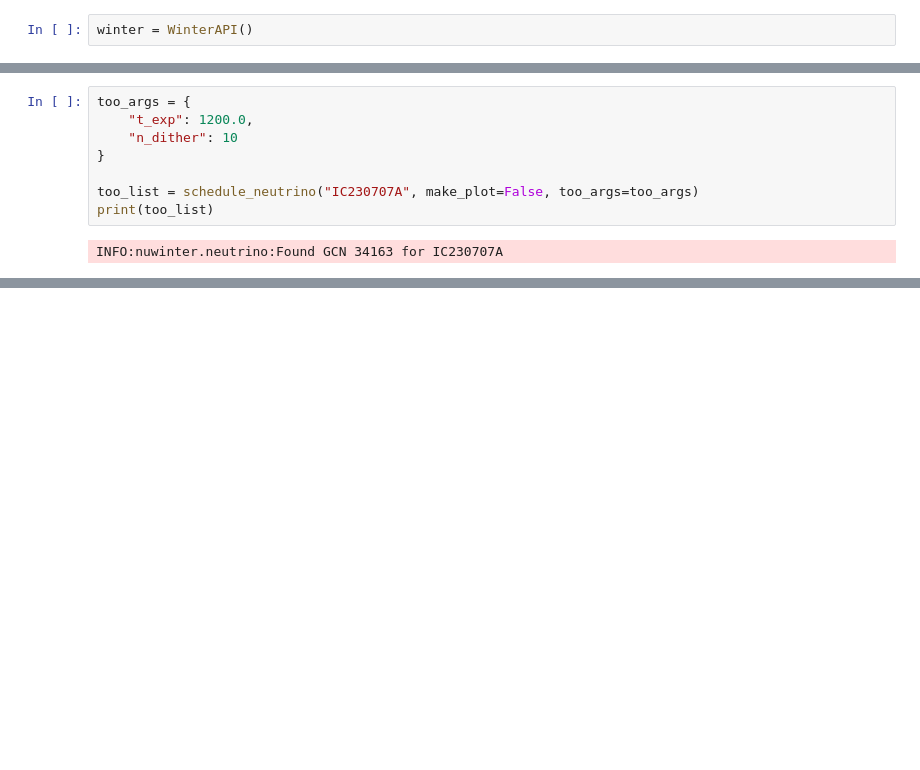
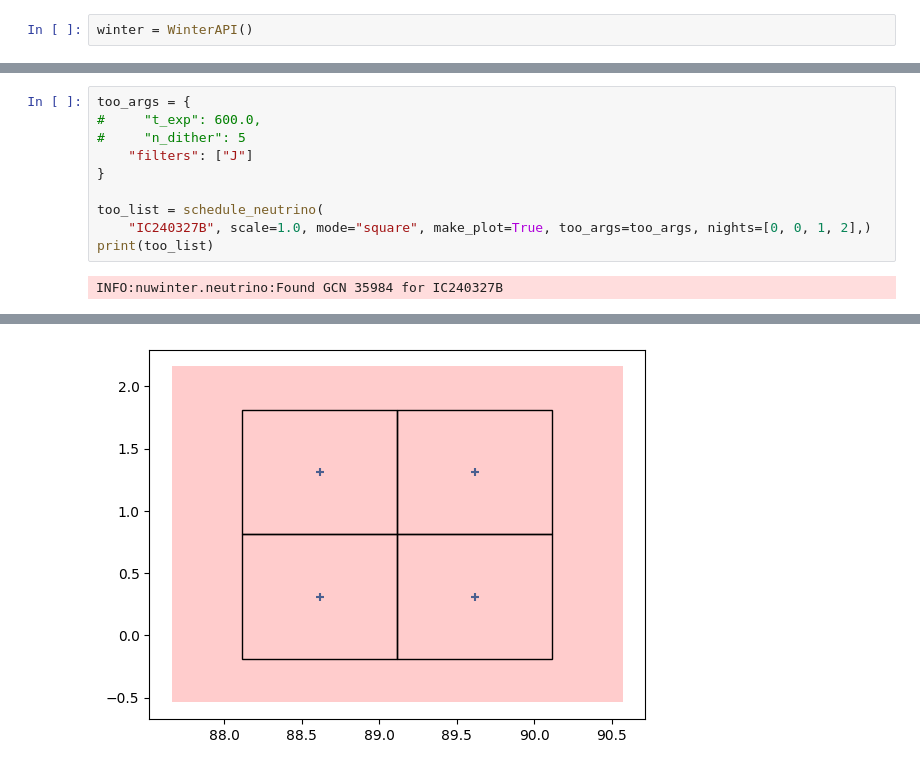
Before and after one commit to robertdstein/nuwinter, a Jupyter notebook: plan_obs.ipynb, the cells around one changed output, grey strips where cells are left out. Cells and saved outputs as stored; diff of their text form; blank space fills up the shorter version.

```diff
--- a/plan_obs.ipynb
+++ b/plan_obs.ipynb
@@ -24,10 +24,12 @@ Available programs: ['2023A002', '2023A999', '2023A005']
 # %%
 too_args = {
-    "t_exp": 1200.0,
-    "n_dither": 10
+#     "t_exp": 600.0,
+#     "n_dither": 5
+    "filters": ["J"]
 }
 
-too_list = schedule_neutrino("IC230707A", make_plot=False, too_args=too_args)
+too_list = schedule_neutrino(
+    "IC240327B", scale=1.0, mode="square", make_plot=True, too_args=too_args, nights=[0, 0, 1, 2],)
 print(too_list)
 # %% [output]
-INFO:nuwinter.neutrino:Found GCN 34163 for IC230707A
+INFO:nuwinter.neutrino:Found GCN 35984 for IC240327B
@@ -36,3 +38,4 @@ INFO:nuwinter.neutrino:Found GCN 34163 for IC230707A
+[figure, added]
 # %%
 local_schedule = winter.build_schedule_locally(
     program_name=program,
```
Also changed, not shown: parts of 8 cells of this notebook, 2 other files.
